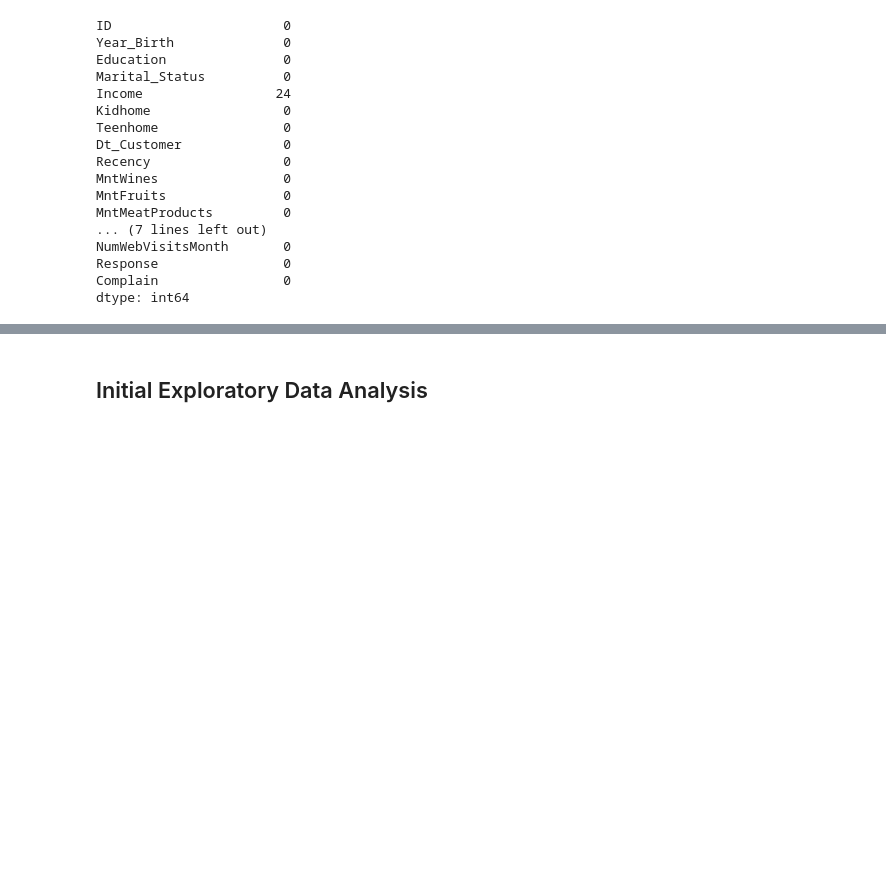
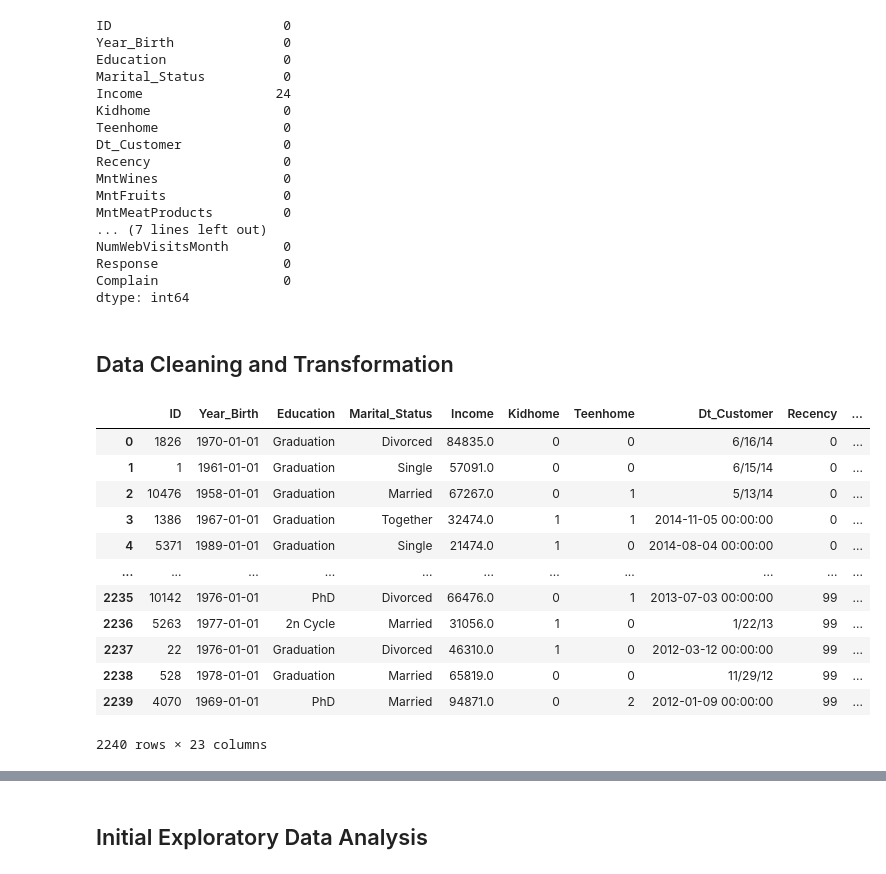
Before and after one commit to Ronan-Daliuag/Determining-Leads, a Jupyter notebook: Shaun.ipynb, the cells around one changed output, grey strips where cells are left out. Cells and saved outputs as stored; diff of their text form; code cells hidden in the pictures; blank space fills up the shorter version.

Commit message:
Added functions to get age using Year_Birth and data checking for Year_Birth and Dt_Customer

```diff
--- a/Shaun.ipynb
+++ b/Shaun.ipynb
@@ -91,3 +91,27 @@ Complain                0
 dtype: int64
 # %%
 df['Income'] = df['Income'].fillna(0)
+# %% [markdown]
+## Data Cleaning and Transformation
+# %%
+from datetime import datetime
+quantified_year = df
+quantified_year["Year_Birth"] = pd.to_datetime(quantified_year["Year_Birth"], format = "%Y") # convert the number to datetime object
+year = datetime.now().year # the assumed threshold is 2024
+quantified_year["Age"] = year - quantified_year['Year_Birth'].dt.year
+# quantified_year.drop(columns=['Year_Birth'], inplace=True)
+quantified_year
+# %% [output]
+|  | ID | Year_Birth | Education | Marital_Status | Income | Kidhome | Teenhome | Dt_Customer | Recency | ... |
+| 0 | 1826 | 1970-01-01 | Graduation | Divorced | 84835.0 | 0 | 0 | 6/16/14 | 0 | ... |
+| 1 | 1 | 1961-01-01 | Graduation | Single | 57091.0 | 0 | 0 | 6/15/14 | 0 | ... |
+| 2 | 10476 | 1958-01-01 | Graduation | Married | 67267.0 | 0 | 1 | 5/13/14 | 0 | ... |
+| 3 | 1386 | 1967-01-01 | Graduation | Together | 32474.0 | 1 | 1 | 2014-11-05 00:00:00 | 0 | ... |
+| 4 | 5371 | 1989-01-01 | Graduation | Single | 21474.0 | 1 | 0 | 2014-08-04 00:00:00 | 0 | ... |
+| ... | ... | ... | ... | ... | ... | ... | ... | ... | ... | ... |
+| 2235 | 10142 | 1976-01-01 | PhD | Divorced | 66476.0 | 0 | 1 | 2013-07-03 00:00:00 | 99 | ... |
+| 2236 | 5263 | 1977-01-01 | 2n Cycle | Married | 31056.0 | 1 | 0 | 1/22/13 | 99 | ... |
+| 2237 | 22 | 1976-01-01 | Graduation | Divorced | 46310.0 | 1 | 0 | 2012-03-12 00:00:00 | 99 | ... |
+| 2238 | 528 | 1978-01-01 | Graduation | Married | 65819.0 | 0 | 0 | 11/29/12 | 99 | ... |
+| 2239 | 4070 | 1969-01-01 | PhD | Married | 94871.0 | 0 | 2 | 2012-01-09 00:00:00 | 99 | ... |
+2240 rows × 23 columns
```
Also changed, not shown: parts of 2 cells of this notebook, 1 other file.
